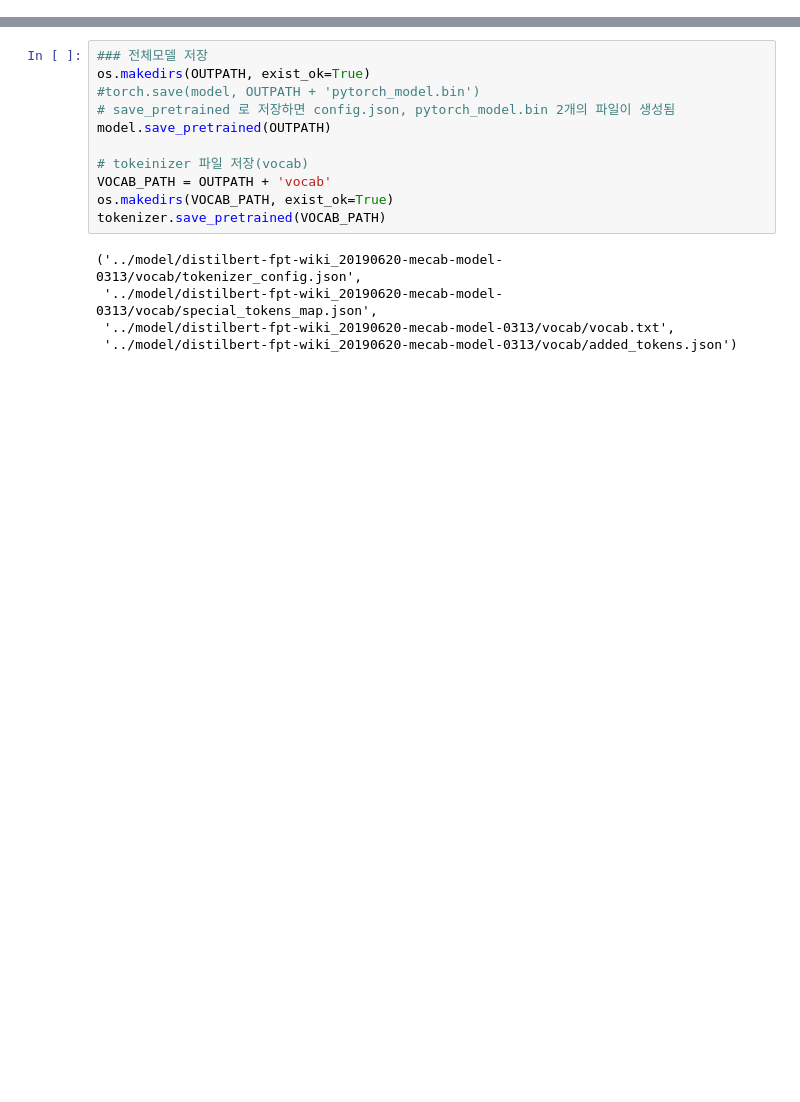
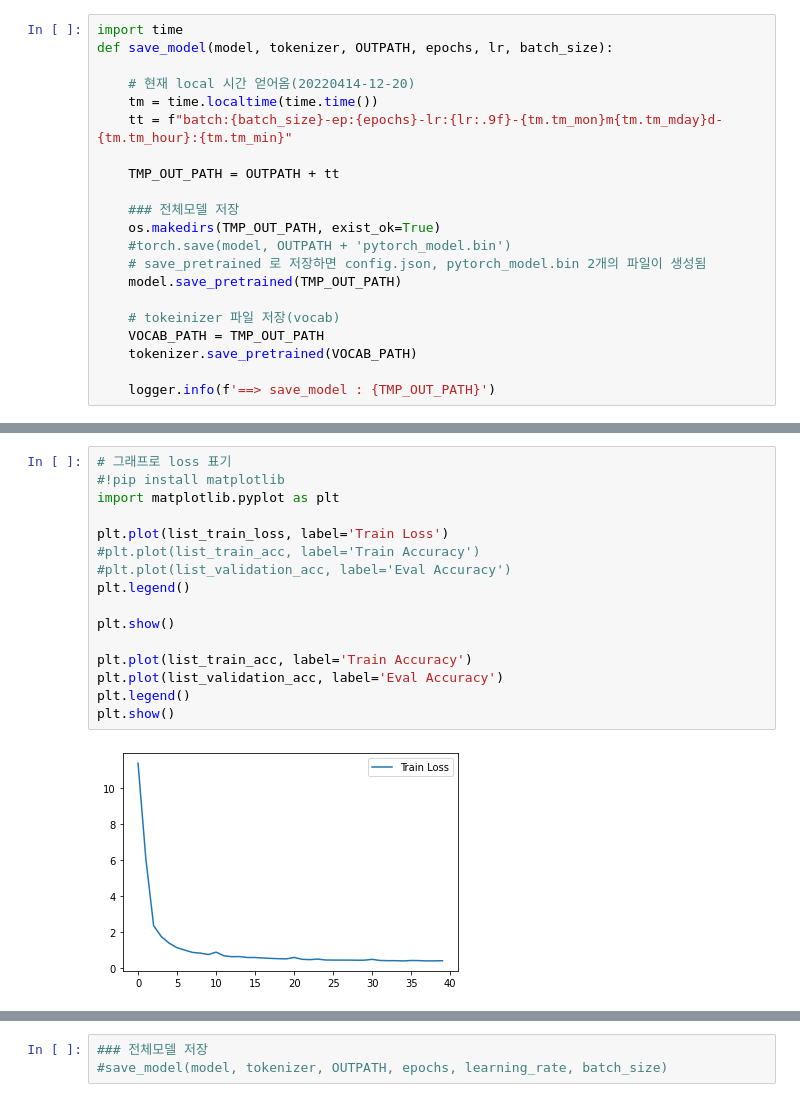
Before and after one commit to kobongsoo/BERT, a Jupyter notebook: distilbert/distilbert-further-pretrain-MaskedLM.ipynb, the cells around one changed output, grey strips where cells are left out. Saved outputs shown, nothing was run; the diff lists cells and outputs as text; blank space fills up the shorter version.

```diff
--- a/distilbert/distilbert-further-pretrain-MaskedLM.ipynb
+++ b/distilbert/distilbert-further-pretrain-MaskedLM.ipynb
@@ -169,3 +207,24 @@ CLSid:101, SEPid:102, UNKid:100, PADid:0, MASKid:103
+# %%
+import time
+def save_model(model, tokenizer, OUTPATH, epochs, lr, batch_size):
+
+    # 현재 local 시간 얻어옴(20220414-12-20)
+    tm = time.localtime(time.time())
+    tt = f"batch:{batch_size}-ep:{epochs}-lr:{lr:.9f}-{tm.tm_mon}m{tm.tm_mday}d-{tm.tm_hour}:{tm.tm_min}"
+
+    TMP_OUT_PATH = OUTPATH + tt
+
+    ### 전체모델 저장
+    os.makedirs(TMP_OUT_PATH, exist_ok=True)
+    #torch.save(model, OUTPATH + 'pytorch_model.bin')
+    # save_pretrained 로 저장하면 config.json, pytorch_model.bin 2개의 파일이 생성됨
+    model.save_pretrained(TMP_OUT_PATH)
+
+    # tokeinizer 파일 저장(vocab)
+    VOCAB_PATH = TMP_OUT_PATH
+    tokenizer.save_pretrained(VOCAB_PATH)
+
+    logger.info(f'==> save_model : {TMP_OUT_PATH}')
 # %%
 ##################################################
 epochs = 4            # epochs
@@ -304,0 +427,18 @@ for epoch in tqdm(range(epochs)):
+# %%
+# 그래프로 loss 표기
+#!pip install matplotlib
+import matplotlib.pyplot as plt
+
+plt.plot(list_train_loss, label='Train Loss')
+#plt.plot(list_train_acc, label='Train Accuracy')
+#plt.plot(list_validation_acc, label='Eval Accuracy')
+plt.legend()
+
+plt.show()
+
+plt.plot(list_train_acc, label='Train Accuracy')
+plt.plot(list_validation_acc, label='Eval Accuracy')
+plt.legend()
+plt.show()
+# %% [output]
+[figure, added]
@@ -305,16 +446,3 @@ for epoch in tqdm(range(epochs)):
 # %%
 ### 전체모델 저장
-os.makedirs(OUTPATH, exist_ok=True)
-#torch.save(model, OUTPATH + 'pytorch_model.bin')
-# save_pretrained 로 저장하면 config.json, pytorch_model.bin 2개의 파일이 생성됨
-model.save_pretrained(OUTPATH)
-
-# tokeinizer 파일 저장(vocab)
-VOCAB_PATH = OUTPATH + 'vocab'
-os.makedirs(VOCAB_PATH, exist_ok=True)
-tokenizer.save_pretrained(VOCAB_PATH)
+#save_model(model, tokenizer, OUTPATH, epochs, learning_rate, batch_size)
-# %% [output]
-('../model/distilbert-fpt-wiki_20190620-mecab-model-0313/vocab/tokenizer_config.json',
- '../model/distilbert-fpt-wiki_20190620-mecab-model-0313/vocab/special_tokens_map.json',
- '../model/distilbert-fpt-wiki_20190620-mecab-model-0313/vocab/vocab.txt',
- '../model/distilbert-fpt-wiki_20190620-mecab-model-0313/vocab/added_tokens.json')
```
Also changed, not shown: parts of 6 cells of this notebook, 3 other files.
